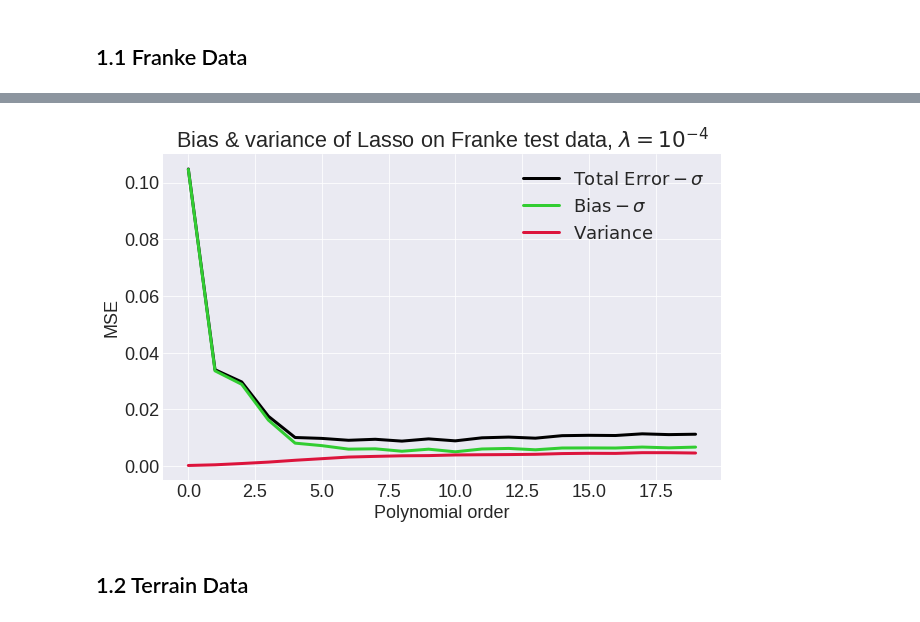
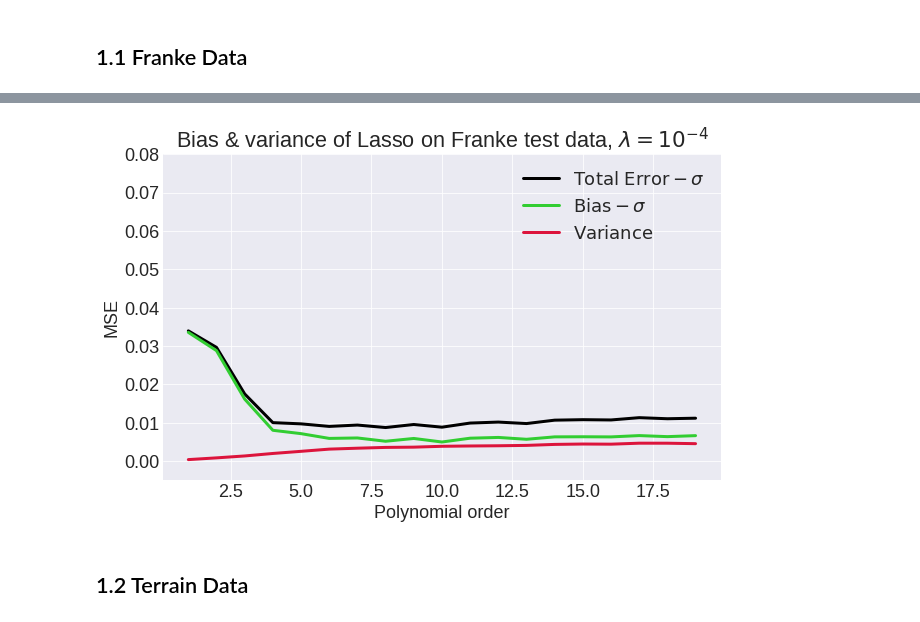
Before and after one commit to asdfbat/FYS-STK4155, a Jupyter notebook: Project1/src/BiasVariance_Bootstrap.ipynb, the cells around one changed output, grey strips where cells are left out. Drawn from its saved outputs; the diff is of its cells as text; code cells hidden in the pictures.

```diff
--- a/Project1/src/BiasVariance_Bootstrap.ipynb
+++ b/Project1/src/BiasVariance_Bootstrap.ipynb
@@ -144,15 +146,16 @@ plt.savefig("../figs/BV_bootstrap_Franke_Ridge.pdf", bbox_inches="tight");
 # %%
 plt.figure(figsize=(10,6))
 plt.plot(poly_orders, error_list_Lasso4-1, label="$\mathrm{Total\ Error} - \sigma$", c="black")
 plt.plot(poly_orders, bias_list_Lasso4-1, label="$\mathrm{Bias} - \sigma$", c="limegreen")
 plt.plot(poly_orders, var_list_Lasso4, label="$\mathrm{Variance}$", c="crimson")
 plt.xlabel("Polynomial order")
 plt.ylabel("MSE")
+plt.ylim(-0.005, 0.08)
 plt.title("Bias & variance of Lasso on Franke test data, $\lambda=10^{-4}$")
 plt.legend()
 plt.savefig("../figs/BV_bootstrap_Franke_Lasso.pdf", bbox_inches="tight");
 # %% [output]
-[figure, old version]
+[figure, new version]
 # %% [markdown]
 ## 1.2 Terrain Data
 # %%
```
Also changed, not shown: parts of 7 cells of this notebook, 2 other files.
